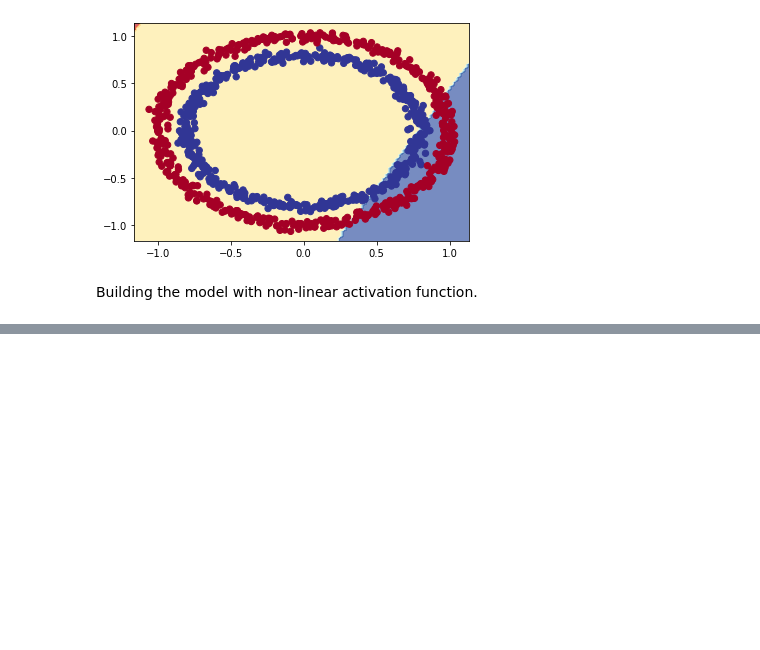
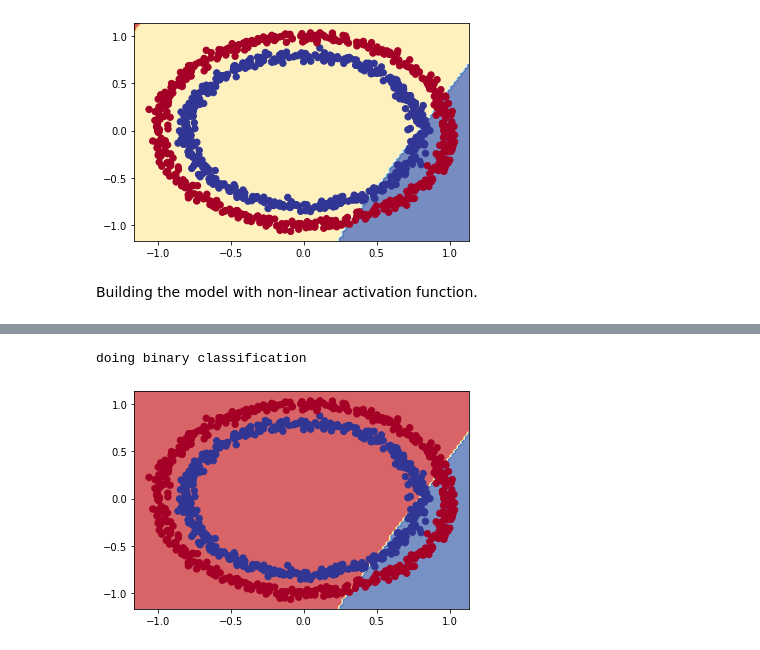
Before and after one commit to tankTopTaro/Deep-Learning-with-Python, a Jupyter notebook: 02_Neural_Network_Classification.ipynb, the cells around one changed output, grey strips where cells are left out. Saved outputs shown, nothing was run; the diff lists cells and outputs as text; code cells hidden in the pictures; blank space fills up the shorter version.

```diff
--- a/02_Neural_Network_Classification.ipynb
+++ b/02_Neural_Network_Classification.ipynb
@@ -469,0 +470,5 @@ Epoch 100/100
+# %%
+plot_decision_boundary(model=relu_model, X=X, y=y)
+# %% [output]
+doing binary classification
+[figure, added]
```
Also changed, not shown: parts of 56 cells of this notebook.
